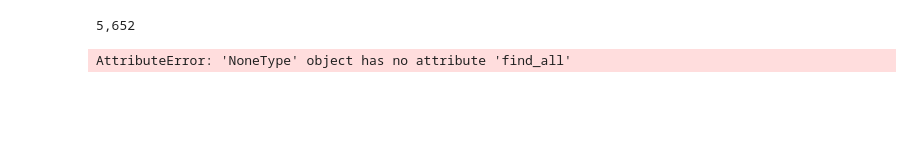
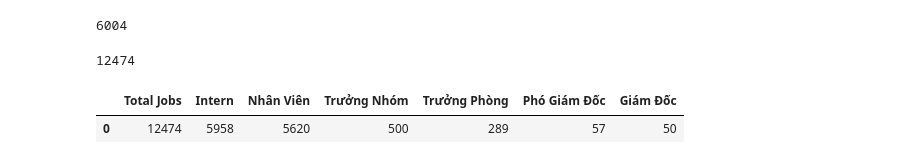
Before and after one commit to TienNguyen-Tie/job-site, a Jupyter notebook: Myworks.ipynb, the cells around one changed output. Cells and saved outputs as stored; diff of their text form; code cells hidden in the pictures; blank space fills up the shorter version.

```diff
--- a/Myworks.ipynb
+++ b/Myworks.ipynb
@@ -4,6 +4,11 @@ import pandas as pd
 from datetime import date
 from bs4 import BeautifulSoup
 from pandas import DataFrame
+
+def to_int(x):
+    if type(x) is int:
+        return x
+    return int(x.replace(",",""))
 # %%
 #Total Jobs of Vietlam24h
 url = "https://mywork.com.vn/tuyen-dung"
@@ -15,24 +20,48 @@ soup.prettify()
 total_jobs_r = soup.find("div", class_="item item_1").get_text()
 
 total_jobs = total_jobs_r.split()[2]
-total_jobs.
+total_jobs = to_int(total_jobs)
 print(total_jobs)
 # %% [output]
-5,652
+6004
-# %%
-# Jobs by industries
-
-full_job_inds_dict = {}
-
-job_inds = soup.find('div', class_='row box-follow-category').find_all('div')
-
-for ind in job_inds:
-    job_ind = ind.find('a').get_text()
-    job_ind_no = ind.find('span').get_text()
-    job_ind_no = job_ind_no[1:-1]
-    full_job_inds_dict[f'{job_ind}'] = job_ind_no
-
-df1 = pd.DataFrame(full_job_inds_dict.items(), columns = ['Industry','Number of Jobs'])
-print(df1)
-# %% [output]
-AttributeError: 'NoneType' object has no attribute 'find_all'
+# %%
+#Jobs by Senority
+url_list = ('https://mywork.com.vn/tuyen-dung?ranks=1',
+           'https://mywork.com.vn/tuyen-dung?ranks=2',
+           'https://mywork.com.vn/tuyen-dung?ranks=3',
+           'https://mywork.com.vn/tuyen-dung?ranks=4',
+           'https://mywork.com.vn/tuyen-dung?ranks=5',
+           'https://mywork.com.vn/tuyen-dung?ranks=6')
+
+jobs_senority = ['Intern', 'Nhân Viên', 'Trưởng Nhóm', 'Trưởng Phòng', 'Phó Giám Đốc', 'Giám Đốc']
+jobs_senority_no = []
+
+for url_se in url_list:
+    page = requests.get(url_se)
+
+    soup = BeautifulSoup(page.text, 'html.parser')
+    soup.prettify()
+
+    total_jobs_senority_r = soup.find("div", class_="item item_1").get_text()
+
+    total_jobs_senority = total_jobs_senority_r.split()[2]
+
+    total_jobs_senority = to_int(total_jobs_senority)
+    jobs_senority_no.append(total_jobs_senority)
+
+jobs_senority_dict = dict(zip(jobs_senority, jobs_senority_no))
+total_jobs = sum(jobs_senority_no)
+
+print(total_jobs)
+# %% [output]
+12474
+# %%
+Myworks = pd.DataFrame.from_dict(jobs_senority_dict, orient='index')
+Myworks = Myworks.transpose()
+
+Myworks.insert(0, 'Total Jobs', total_jobs)
+
+Myworks
+# %% [output]
+|  | Total Jobs | Intern | Nhân Viên | Trưởng Nhóm | Trưởng Phòng | Phó Giám Đốc | Giám Đốc |
+| 0 | 12474 | 5958 | 5620 | 500 | 289 | 57 | 50 |
```
Also changed, not shown: parts of 1 cell of this notebook, 3 other files.
